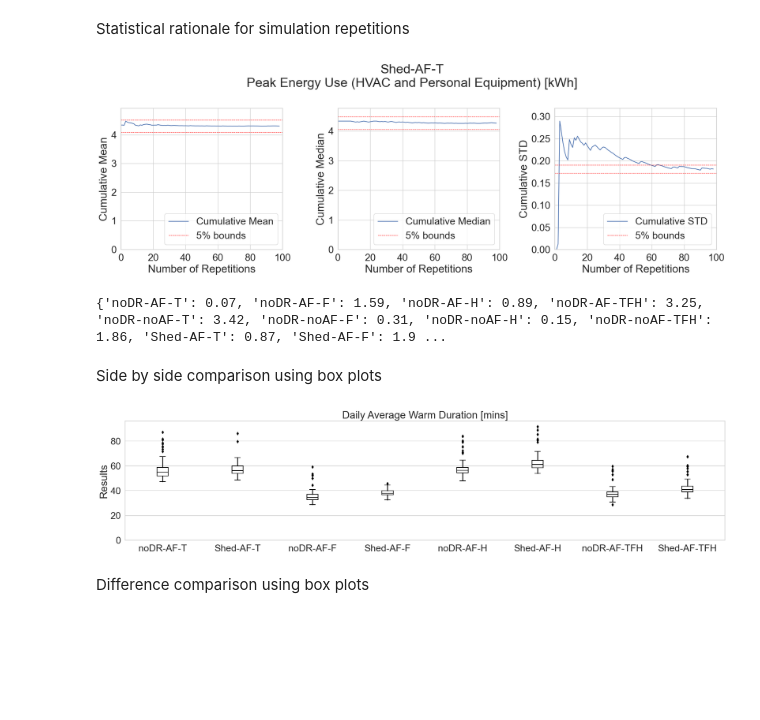
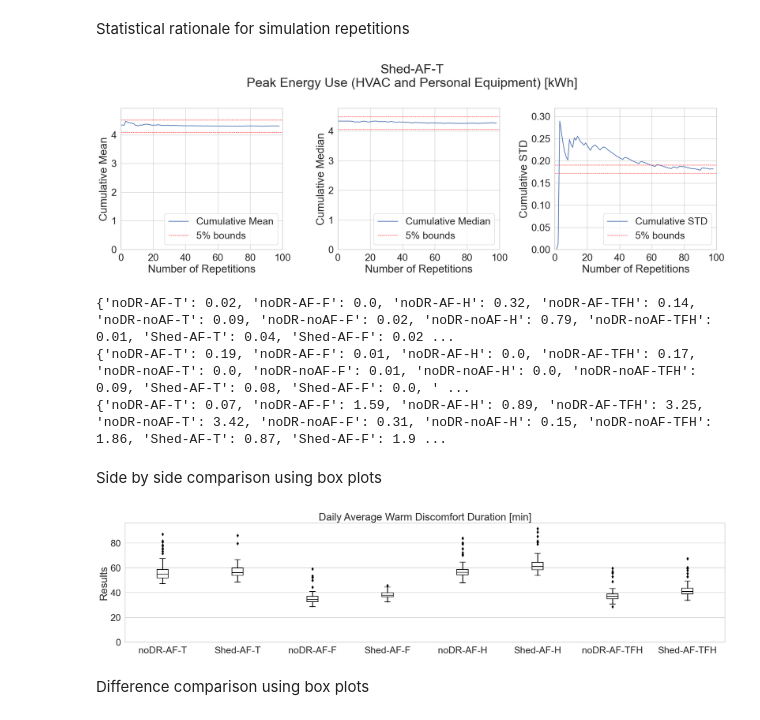
Before and after one commit to DrexelBSEG/occ-behav-demand-flex, a Jupyter notebook: analysis/analysis.ipynb, the cells around one changed output. Drawn from its saved outputs; the diff is of its cells as text; code cells hidden in the pictures; blank space fills up the shorter version.

```diff
--- a/analysis/analysis.ipynb
+++ b/analysis/analysis.ipynb
@@ -122,9 +122,13 @@ for key, df in dataframes.items():
         plt.tight_layout()
         plt.show()
 
+print(cum_mean_stabs)
+print(cum_median_stabs)
 print(cum_std_stabs)
 # %% [output]
 [figure]
+{'noDR-AF-T': 0.02, 'noDR-AF-F': 0.0, 'noDR-AF-H': 0.32, 'noDR-AF-TFH': 0.14, 'noDR-noAF-T': 0.09, 'noDR-noAF-F': 0.02, 'noDR-noAF-H': 0.79, 'noDR-noAF-TFH': 0.01, 'Shed-AF-T': 0.04, 'Shed-AF-F': 0.02 ...
+{'noDR-AF-T': 0.19, 'noDR-AF-F': 0.01, 'noDR-AF-H': 0.0, 'noDR-AF-TFH': 0.17, 'noDR-noAF-T': 0.0, 'noDR-noAF-F': 0.01, 'noDR-noAF-H': 0.0, 'noDR-noAF-TFH': 0.09, 'Shed-AF-T': 0.08, 'Shed-AF-F': 0.0, ' ...
 {'noDR-AF-T': 0.07, 'noDR-AF-F': 1.59, 'noDR-AF-H': 0.89, 'noDR-AF-TFH': 3.25, 'noDR-noAF-T': 3.42, 'noDR-noAF-F': 0.31, 'noDR-noAF-H': 0.15, 'noDR-noAF-TFH': 1.86, 'Shed-AF-T': 0.87, 'Shed-AF-F': 1.9 ...
 # %% [markdown]
 Side by side comparison using box plots
@@ -158,36 +162,37 @@ for label in filtered_source_labels:
 # Collect all dataframes in the dictionary into a list
 dfs = list(filtered_dataframes.values())
 
 # Concatenate dataframes
 df_all = pd.concat(dfs, ignore_index=True)
 
 # Plots
 dx = "Source"
-dy = df_all.columns[55]
+dy = df_all.columns[55] #54 55 warm discomfort duration
 ort = "v"; pal = "Set2"; sigma = 0.2
 f, ax = plt.subplots(figsize=(25, 5))
 
 ax=sns.boxplot(x = dx, y = dy, data = df_all, color = "black", width = .15, zorder = 10,\
             showcaps = True, boxprops = {'facecolor':'none', "zorder":10},\
             showfliers=True, whiskerprops = {'linewidth':2, "zorder":10},\
                saturation = 1, orient = ort)
 
 ax.set_xlabel("")
 ax.set_ylabel("Results")
-ax.set_title(dy)
+ax.set_title("Daily Average Warm Discomfort Duration [min]")
+# ax.set_title("Daily Average Cold Discomfort Duration [min]")
 
 # ax.set_ylim(-1,1)
 padding = 0.05 * df_all[dy].max()  # 5% of the max value
 ax.set_ylim(0, df_all[dy].max() + padding)
 
 plt.show()
 # ax.set_yticks(range(0,2,1))
 # ax = pt.half_violinplot(x = dx, y = dy, data = df_all, palette = pal, bw = .2, cut = 0.,
 #                         scale = "area", width = 10, inner = None, orient = ort)
 # ax = pt.RainCloud(x = dx, y = dy, data = df_all, palette = pal, bw = sigma,
 #                   width_viol = .6, ax = ax, orient = ort)
 # %% [output]
-[figure, old version]
+[figure, new version]
 # %% [markdown]
 Difference comparison using box plots
 # %%
```
Also changed, not shown: parts of 6 cells of this notebook, 7 other files.
